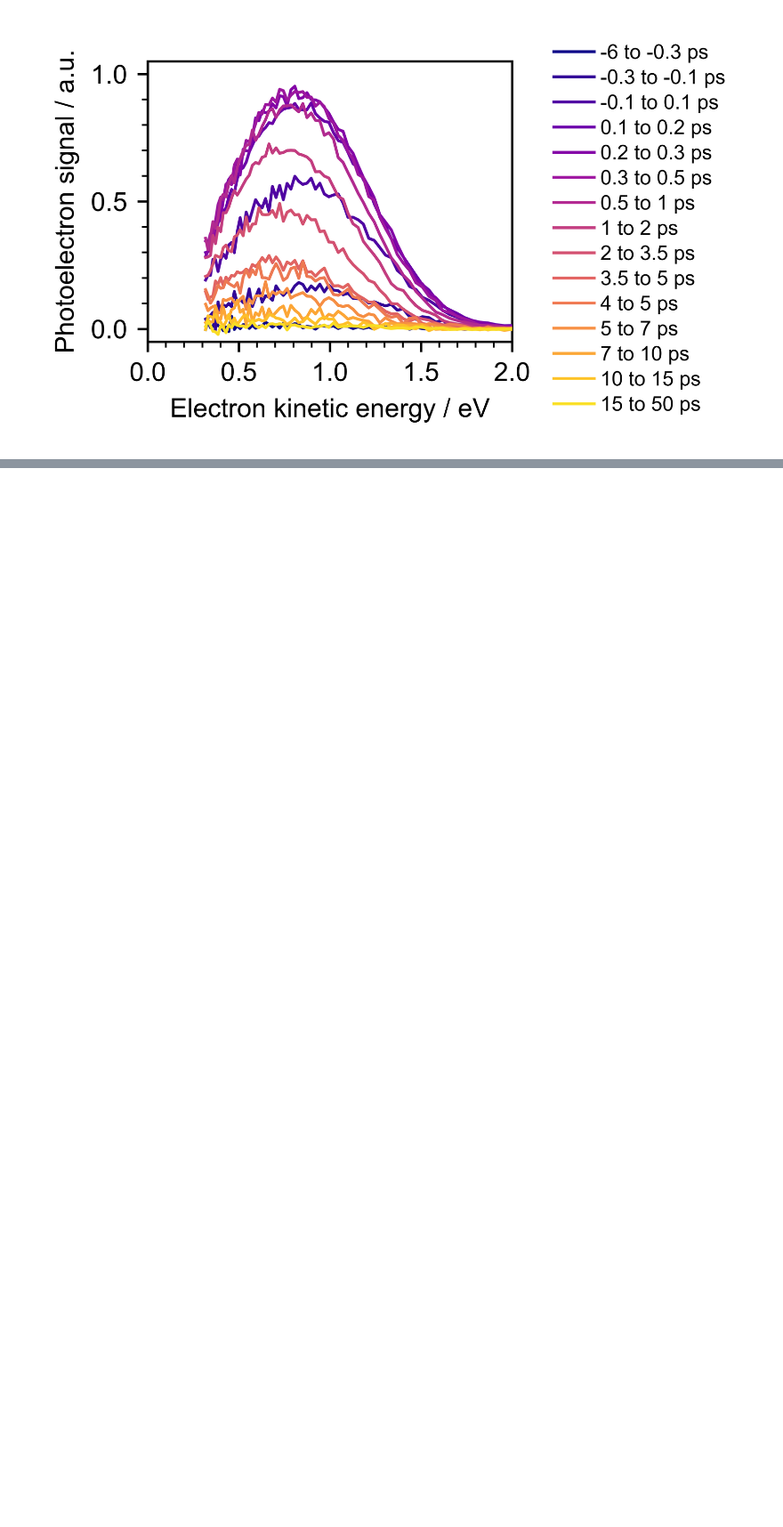
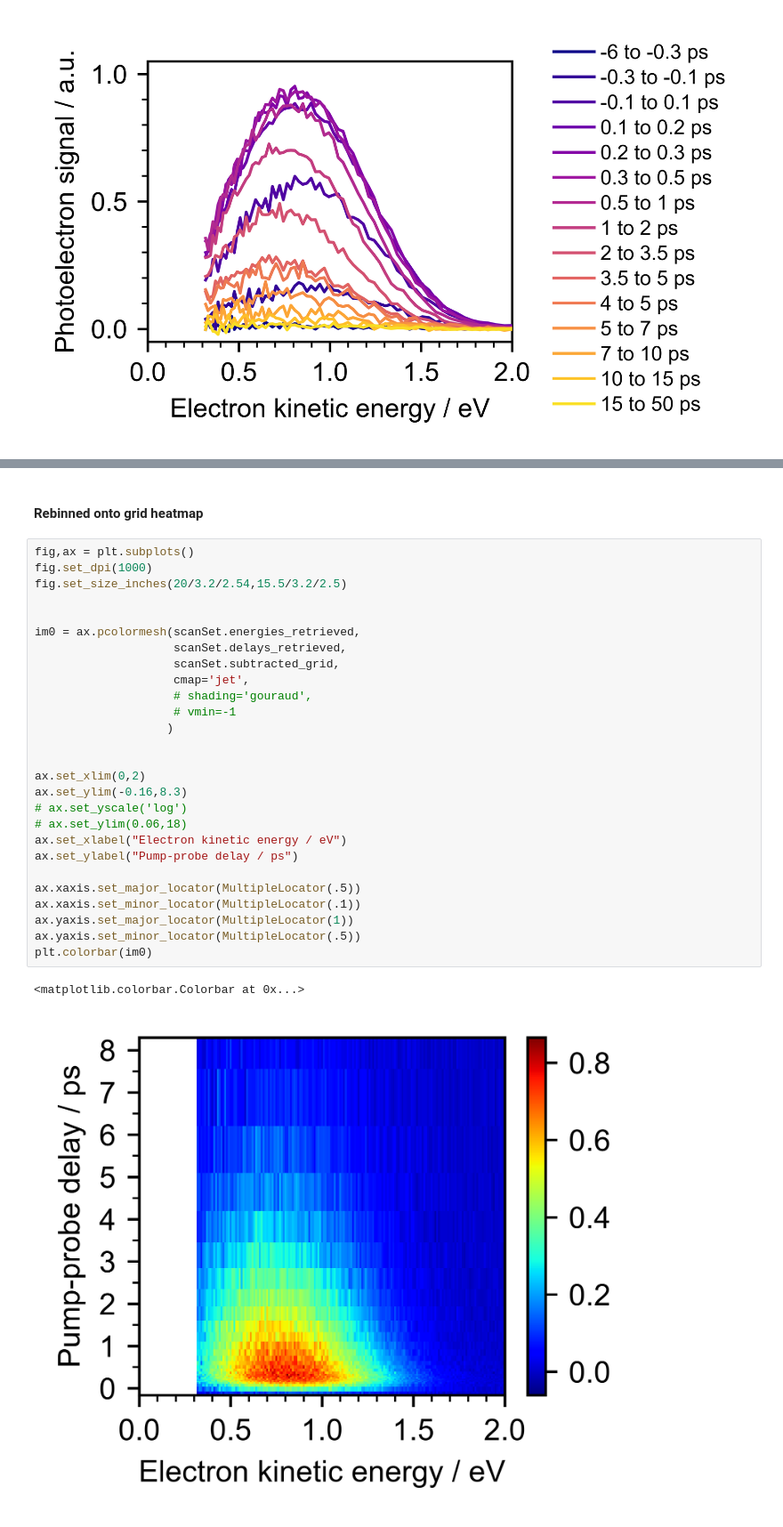
Before and after one commit to edosim/TRPESanalysis, a Jupyter notebook: TRPESanalysis.ipynb, the cells around one changed output, grey strips where cells are left out. Shown at 89% size. Cells and saved outputs as stored; diff of their text form; blank space fills up the shorter version.

```diff
--- a/TRPESanalysis.ipynb
+++ b/TRPESanalysis.ipynb
@@ -528,0 +854,32 @@ fig.patch.set_alpha(0)
+# %% [markdown]
+#### Rebinned onto grid heatmap
+# %%
+fig,ax = plt.subplots()
+fig.set_dpi(1000)
+fig.set_size_inches(20/3.2/2.54,15.5/3.2/2.5)
+
+
+im0 = ax.pcolormesh(scanSet.energies_retrieved,
+                    scanSet.delays_retrieved,
+                    scanSet.subtracted_grid,
+                    cmap='jet',
+                    # shading='gouraud',
+                    # vmin=-1
+                   )
+
+
+ax.set_xlim(0,2)
+ax.set_ylim(-0.16,8.3)
+# ax.set_yscale('log')
+# ax.set_ylim(0.06,18)
+ax.set_xlabel("Electron kinetic energy / eV")
+ax.set_ylabel("Pump-probe delay / ps")
+
+ax.xaxis.set_major_locator(MultipleLocator(.5))
+ax.xaxis.set_minor_locator(MultipleLocator(.1))
+ax.yaxis.set_major_locator(MultipleLocator(1))
+ax.yaxis.set_minor_locator(MultipleLocator(.5))
+plt.colorbar(im0)
+# %% [output]
+<matplotlib.colorbar.Colorbar at 0x...>
+[figure, added]
```
Also changed, not shown: parts of 36 cells of this notebook.
